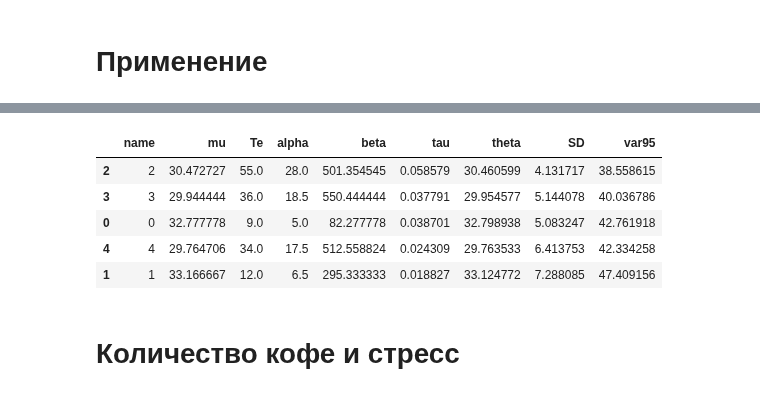
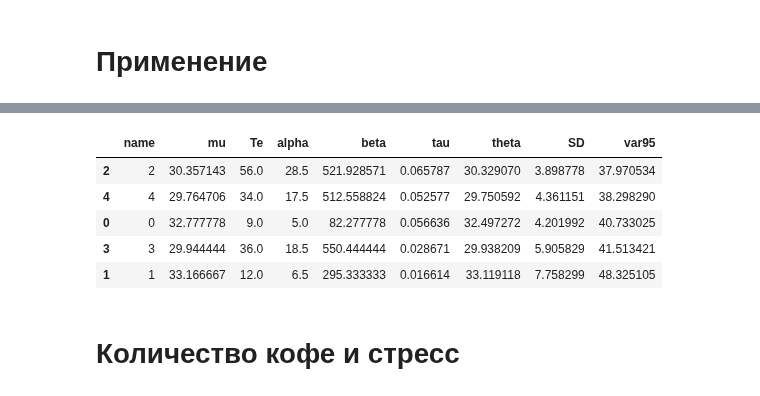
Before and after one commit to ksetdekov/trip_choice_optimizer, a Jupyter notebook: coffee-amount-optimization.ipynb, the cells around one changed output, grey strips where cells are left out. Drawn from its saved outputs; the diff is of its cells as text; code cells hidden in the pictures.

```diff
--- a/coffee-amount-optimization.ipynb
+++ b/coffee-amount-optimization.ipynb
@@ -281,7 +281,8 @@ events = {
     datetime(2025, 4, 3): (4, 23),
     datetime(2025, 4, 4): (4, 27),
     datetime(2025, 4, 5): (2, 29),
-    datetime(2025, 4, 6): (2, 30)
+    datetime(2025, 4, 6): (2, 30),
+    datetime(2025, 4, 7): (2, 24)
 
 }
 
@@ -295,9 +296,9 @@ cups.process_events(events, days=365)
 |  | name | mu | Te | alpha | beta | tau | theta | SD | var95 |
-| 2 | 2 | 30.472727 | 55.0 | 28.0 | 501.354545 | 0.058579 | 30.460599 | 4.131717 | 38.558615 |
-| 3 | 3 | 29.944444 | 36.0 | 18.5 | 550.444444 | 0.037791 | 29.954577 | 5.144078 | 40.036786 |
-| 0 | 0 | 32.777778 | 9.0 | 5.0 | 82.277778 | 0.038701 | 32.798938 | 5.083247 | 42.761918 |
-| 4 | 4 | 29.764706 | 34.0 | 17.5 | 512.558824 | 0.024309 | 29.763533 | 6.413753 | 42.334258 |
-| 1 | 1 | 33.166667 | 12.0 | 6.5 | 295.333333 | 0.018827 | 33.124772 | 7.288085 | 47.409156 |
+| 2 | 2 | 30.357143 | 56.0 | 28.5 | 521.928571 | 0.065787 | 30.329070 | 3.898778 | 37.970534 |
+| 4 | 4 | 29.764706 | 34.0 | 17.5 | 512.558824 | 0.052577 | 29.750592 | 4.361151 | 38.298290 |
+| 0 | 0 | 32.777778 | 9.0 | 5.0 | 82.277778 | 0.056636 | 32.497272 | 4.201992 | 40.733025 |
+| 3 | 3 | 29.944444 | 36.0 | 18.5 | 550.444444 | 0.028671 | 29.938209 | 5.905829 | 41.513421 |
+| 1 | 1 | 33.166667 | 12.0 | 6.5 | 295.333333 | 0.016614 | 33.119118 | 7.758299 | 48.325105 |
 # %% [markdown]
 # Количество кофе и стресс
 # %%
```
Also changed, not shown: parts of 5 cells of this notebook.
